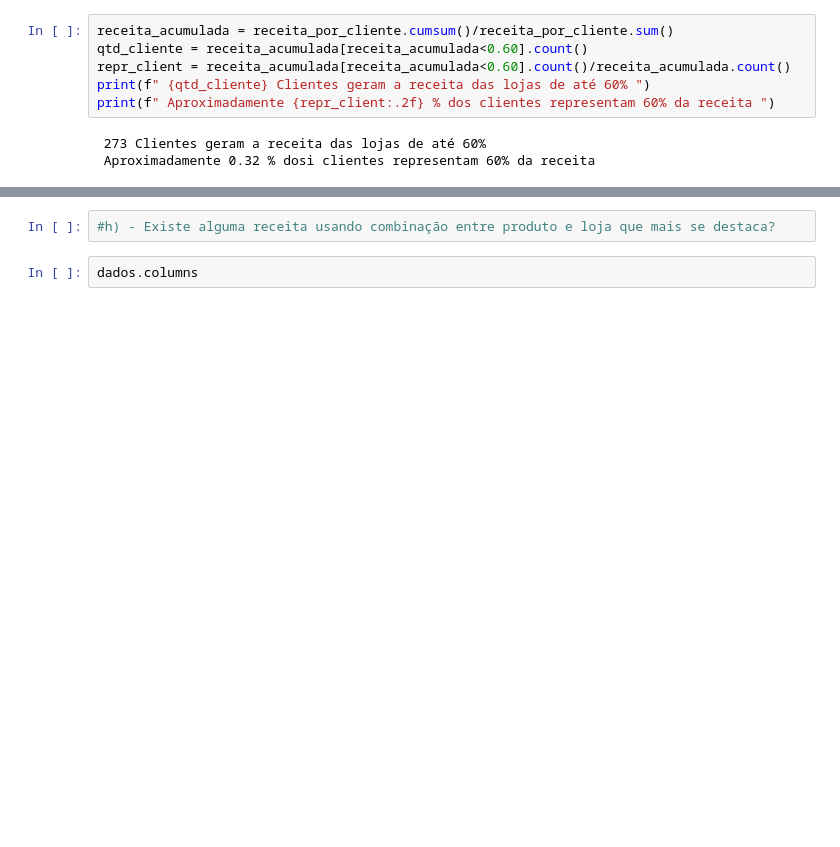
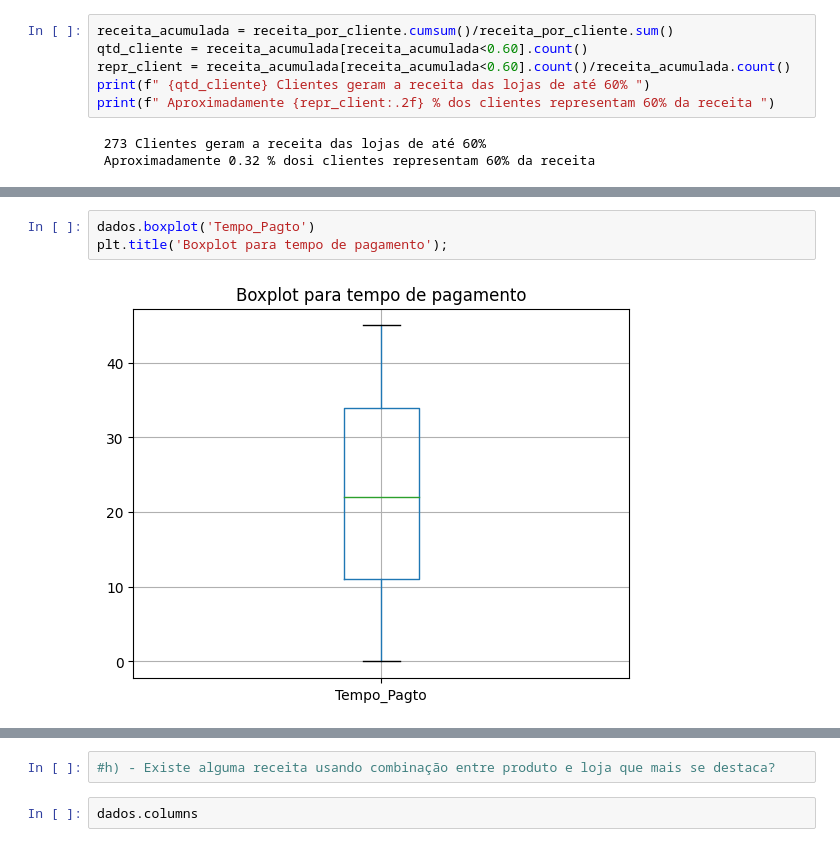
Before and after one commit to Gcango/Analise_Vendas_Soft_You, a Jupyter notebook: Soft_You_Analise_de_Vendas.ipynb, the cells around one changed output, grey strips where cells are left out. Cells and saved outputs as stored; diff of their text form; blank space fills up the shorter version.

```diff
--- a/Soft_You_Analise_de_Vendas.ipynb
+++ b/Soft_You_Analise_de_Vendas.ipynb
@@ -727,0 +751,5 @@ print(f" Aproximadamente {repr_client:.2f} % dos clientes representam 60% da rec
+# %%
+dados.boxplot('Tempo_Pagto')
+plt.title('Boxplot para tempo de pagamento');
+# %% [output]
+[figure, added]
```
Also changed, not shown: parts of 17 cells of this notebook.
